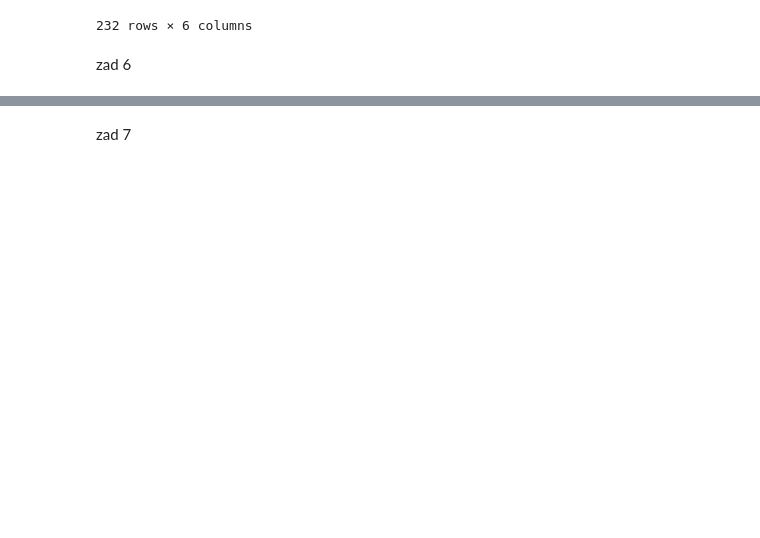
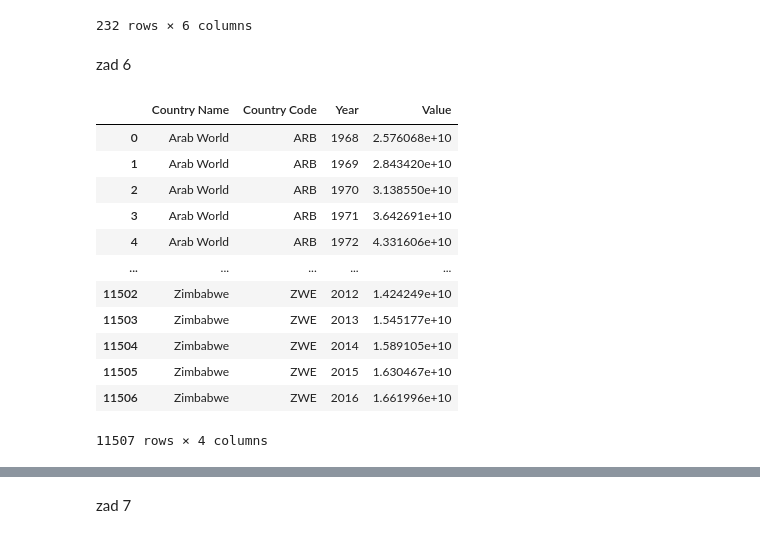
Before and after one commit to Goul4sh/BigData, a Jupyter notebook: Zad1/zad1.ipynb, the cells around one changed output, grey strips where cells are left out. Cells and saved outputs as stored; diff of their text form; code cells hidden in the pictures; blank space fills up the shorter version.

```diff
--- a/Zad1/zad1.ipynb
+++ b/Zad1/zad1.ipynb
@@ -380,0 +384,16 @@ zad 6
+# %%
+gdp
+# %% [output]
+|  | Country Name | Country Code | Year | Value |
+| 0 | Arab World | ARB | 1968 | 2.576068e+10 |
+| 1 | Arab World | ARB | 1969 | 2.843420e+10 |
+| 2 | Arab World | ARB | 1970 | 3.138550e+10 |
+| 3 | Arab World | ARB | 1971 | 3.642691e+10 |
+| 4 | Arab World | ARB | 1972 | 4.331606e+10 |
+| ... | ... | ... | ... | ... |
+| 11502 | Zimbabwe | ZWE | 2012 | 1.424249e+10 |
+| 11503 | Zimbabwe | ZWE | 2013 | 1.545177e+10 |
+| 11504 | Zimbabwe | ZWE | 2014 | 1.589105e+10 |
+| 11505 | Zimbabwe | ZWE | 2015 | 1.630467e+10 |
+| 11506 | Zimbabwe | ZWE | 2016 | 1.661996e+10 |
+11507 rows × 4 columns
```
Also changed, not shown: parts of 2 cells of this notebook, 2 other files.
